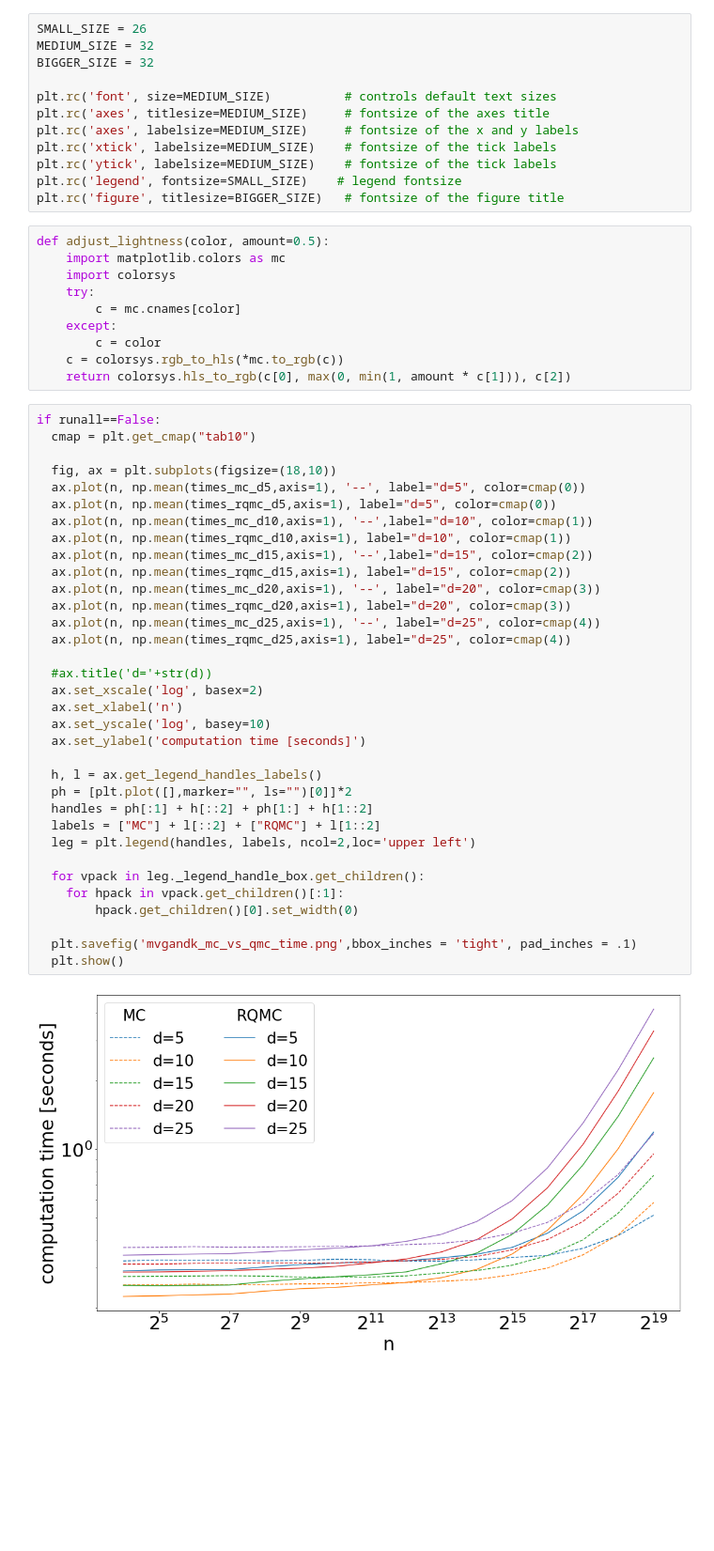
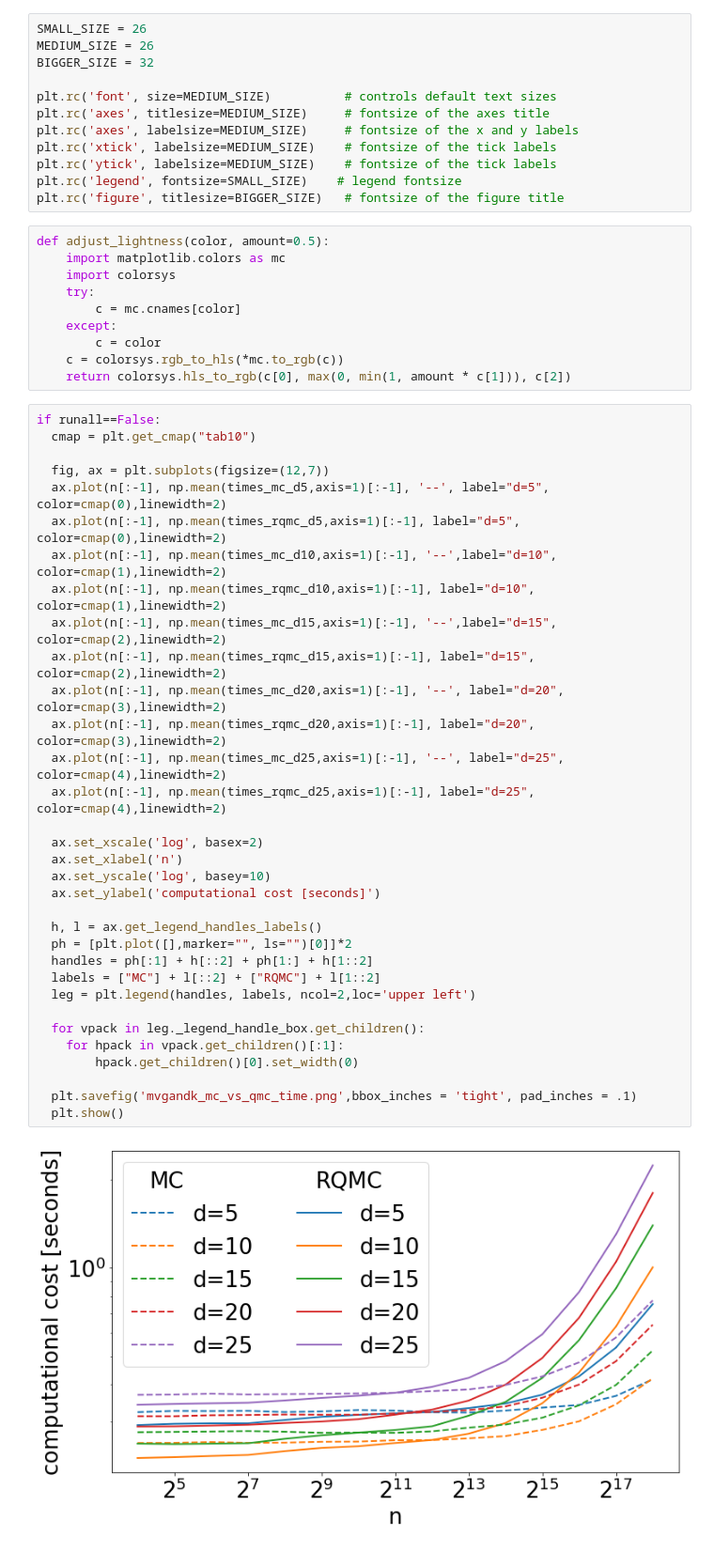
Before and after one commit to johannnamr/Discrepancy-based-inference-using-QMC, a Jupyter notebook: Inference/Mv-g-and-k-distribution/mvgandk_times.ipynb, the cells around one changed output. Shown at 94% size. Saved outputs shown, nothing was run; the diff lists cells and outputs as text; blank space fills up the shorter version.

```diff
--- a/Inference/Mv-g-and-k-distribution/mvgandk_times.ipynb
+++ b/Inference/Mv-g-and-k-distribution/mvgandk_times.ipynb
@@ -116,7 +124,7 @@ if runall==False:
   times_mc_d25 = times_mc_d25['times']
 # %%
 SMALL_SIZE = 26
-MEDIUM_SIZE = 32
+MEDIUM_SIZE = 26
 BIGGER_SIZE = 32
 
 plt.rc('font', size=MEDIUM_SIZE)          # controls default text sizes
@@ -139,36 +147,35 @@ def adjust_lightness(color, amount=0.5):
 # %%
 if runall==False:
   cmap = plt.get_cmap("tab10")
 
-  fig, ax = plt.subplots(figsize=(18,10))
-  ax.plot(n, np.mean(times_mc_d5,axis=1), '--', label="d=5", color=cmap(0))
-  ax.plot(n, np.mean(times_rqmc_d5,axis=1), label="d=5", color=cmap(0))
-  ax.plot(n, np.mean(times_mc_d10,axis=1), '--',label="d=10", color=cmap(1))
-  ax.plot(n, np.mean(times_rqmc_d10,axis=1), label="d=10", color=cmap(1))
-  ax.plot(n, np.mean(times_mc_d15,axis=1), '--',label="d=15", color=cmap(2))
-  ax.plot(n, np.mean(times_rqmc_d15,axis=1), label="d=15", color=cmap(2))
-  ax.plot(n, np.mean(times_mc_d20,axis=1), '--', label="d=20", color=cmap(3))
-  ax.plot(n, np.mean(times_rqmc_d20,axis=1), label="d=20", color=cmap(3))
-  ax.plot(n, np.mean(times_mc_d25,axis=1), '--', label="d=25", color=cmap(4))
-  ax.plot(n, np.mean(times_rqmc_d25,axis=1), label="d=25", color=cmap(4))
+  fig, ax = plt.subplots(figsize=(12,7))
+  ax.plot(n[:-1], np.mean(times_mc_d5,axis=1)[:-1], '--', label="d=5", color=cmap(0),linewidth=2)
+  ax.plot(n[:-1], np.mean(times_rqmc_d5,axis=1)[:-1], label="d=5", color=cmap(0),linewidth=2)
+  ax.plot(n[:-1], np.mean(times_mc_d10,axis=1)[:-1], '--',label="d=10", color=cmap(1),linewidth=2)
+  ax.plot(n[:-1], np.mean(times_rqmc_d10,axis=1)[:-1], label="d=10", color=cmap(1),linewidth=2)
+  ax.plot(n[:-1], np.mean(times_mc_d15,axis=1)[:-1], '--',label="d=15", color=cmap(2),linewidth=2)
+  ax.plot(n[:-1], np.mean(times_rqmc_d15,axis=1)[:-1], label="d=15", color=cmap(2),linewidth=2)
+  ax.plot(n[:-1], np.mean(times_mc_d20,axis=1)[:-1], '--', label="d=20", color=cmap(3),linewidth=2)
+  ax.plot(n[:-1], np.mean(times_rqmc_d20,axis=1)[:-1], label="d=20", color=cmap(3),linewidth=2)
+  ax.plot(n[:-1], np.mean(times_mc_d25,axis=1)[:-1], '--', label="d=25", color=cmap(4),linewidth=2)
+  ax.plot(n[:-1], np.mean(times_rqmc_d25,axis=1)[:-1], label="d=25", color=cmap(4),linewidth=2)
 
-  #ax.title('d='+str(d))
   ax.set_xscale('log', basex=2)
   ax.set_xlabel('n')
   ax.set_yscale('log', basey=10)
-  ax.set_ylabel('computation time [seconds]')
+  ax.set_ylabel('computational cost [seconds]')
 
   h, l = ax.get_legend_handles_labels()
   ph = [plt.plot([],marker="", ls="")[0]]*2
   handles = ph[:1] + h[::2] + ph[1:] + h[1::2]
   labels = ["MC"] + l[::2] + ["RQMC"] + l[1::2]
   leg = plt.legend(handles, labels, ncol=2,loc='upper left')
 
   for vpack in leg._legend_handle_box.get_children():
     for hpack in vpack.get_children()[:1]:
         hpack.get_children()[0].set_width(0)
 
   plt.savefig('mvgandk_mc_vs_qmc_time.png',bbox_inches = 'tight', pad_inches = .1)
   plt.show()
 # %% [output]
-[figure, old version]
+[figure, new version]
```
Also changed, not shown: parts of 2 cells of this notebook.
